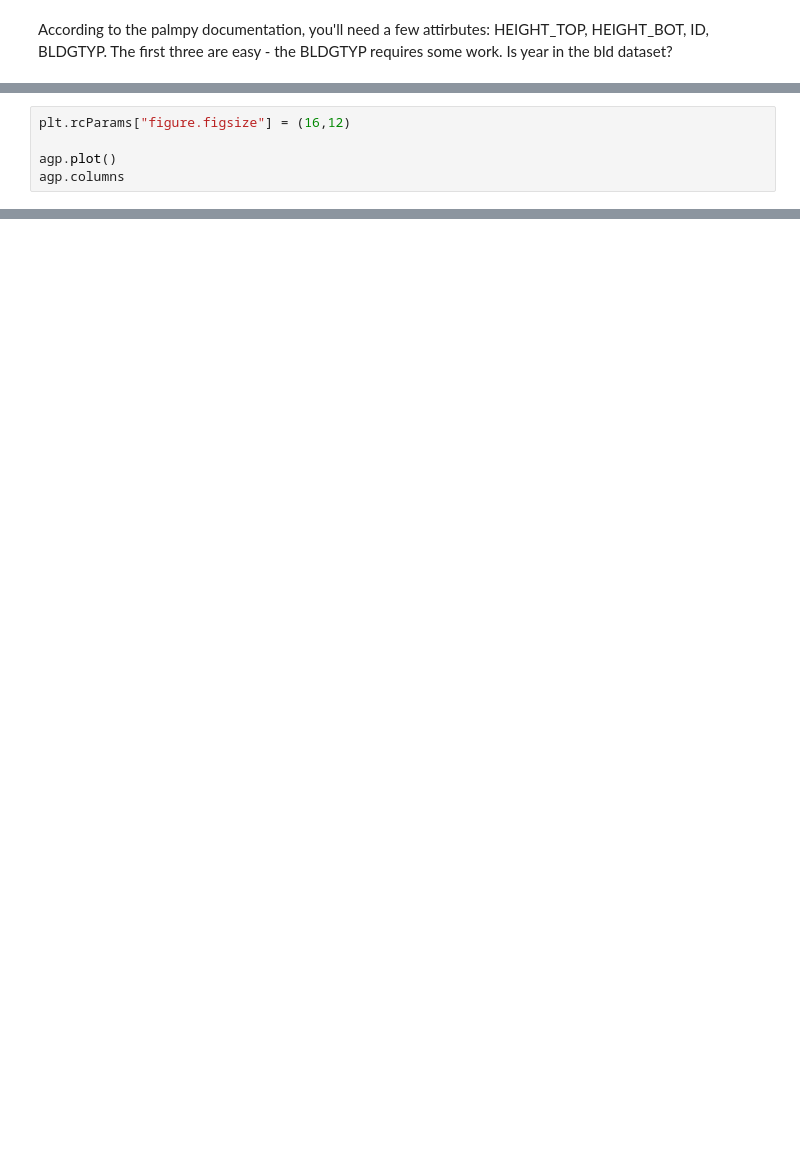
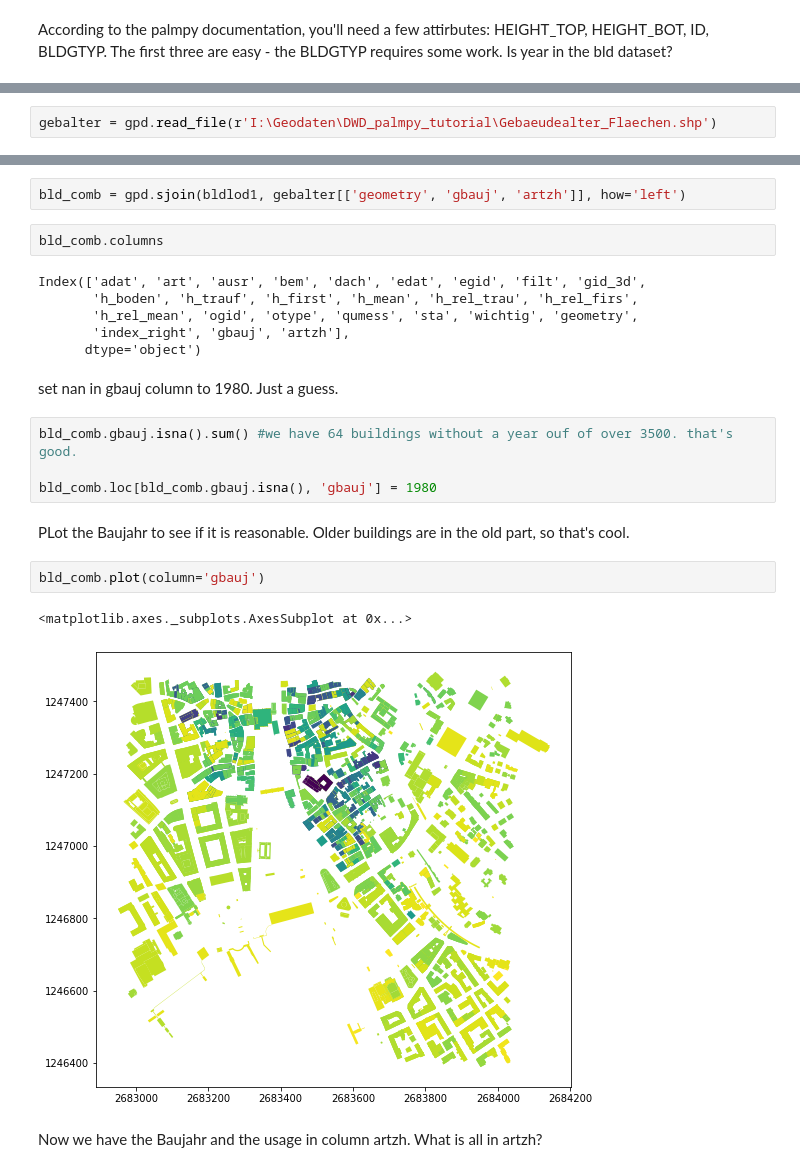
Before and after one commit to stefanfluck/miscellaneous, a Jupyter notebook: Geodata Manipulation/palmpy_dwd_tutorial.ipynb, the cells around one changed output, grey strips where cells are left out. Drawn from its saved outputs; the diff is of its cells as text; blank space fills up the shorter version.

```diff
--- a/Geodata Manipulation/palmpy_dwd_tutorial.ipynb
+++ b/Geodata Manipulation/palmpy_dwd_tutorial.ipynb
@@ -502,5 +173,0 @@ array(['Verwaltungsgebäude', 'Wohngebäude',
-# %%
-plt.rcParams["figure.figsize"] = (16,12)
-
-agp.plot()
-agp.columns
@@ -578,0 +193,2 @@ bldg_tot.to_file(outpath+r'\buildings\buildings_merge.shp')
+# %%
+gebalter = gpd.read_file(r'I:\Geodaten\DWD_palmpy_tutorial\Gebaeudealter_Flaechen.shp')
@@ -578,0 +236,25 @@ bldg_tot.to_file(outpath+r'\buildings\buildings_merge.shp')
+# %%
+bld_comb = gpd.sjoin(bldlod1, gebalter[['geometry', 'gbauj', 'artzh']], how='left')
+# %%
+bld_comb.columns
+# %% [output]
+Index(['adat', 'art', 'ausr', 'bem', 'dach', 'edat', 'egid', 'filt', 'gid_3d',
+       'h_boden', 'h_trauf', 'h_first', 'h_mean', 'h_rel_trau', 'h_rel_firs',
+       'h_rel_mean', 'ogid', 'otype', 'qumess', 'sta', 'wichtig', 'geometry',
+       'index_right', 'gbauj', 'artzh'],
+      dtype='object')
+# %% [markdown]
+set nan in gbauj column to 1980. Just a guess.
+# %%
+bld_comb.gbauj.isna().sum() #we have 64 buildings without a year ouf of over 3500. that's good.
+
+bld_comb.loc[bld_comb.gbauj.isna(), 'gbauj'] = 1980
+# %% [markdown]
+PLot the Baujahr to see if it is reasonable. Older buildings are in the old part, so that's cool.
+# %%
+bld_comb.plot(column='gbauj')
+# %% [output]
+<matplotlib.axes._subplots.AxesSubplot at 0x...>
+[figure, added]
+# %% [markdown]
+Now we have the Baujahr and the usage in column artzh. What is all in artzh?
```
Also changed, not shown: parts of 105 cells of this notebook, 1 other file.
